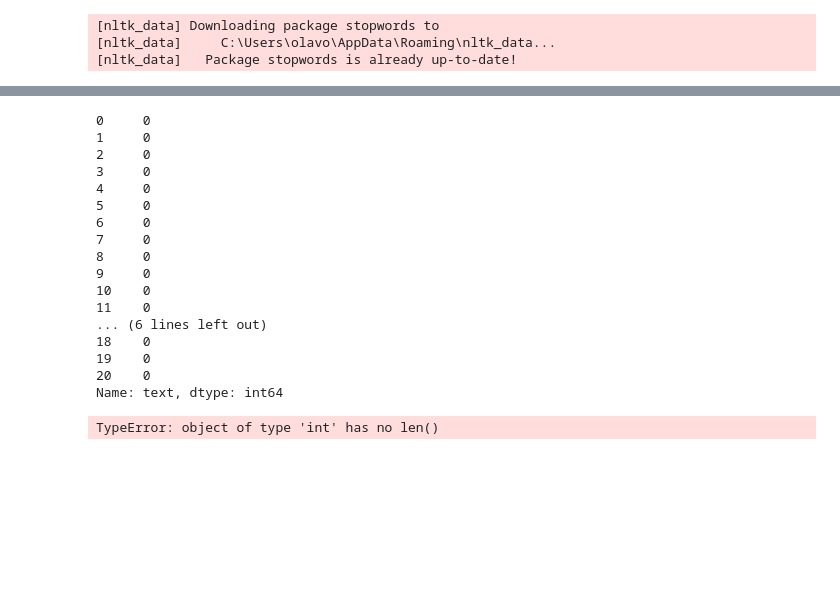
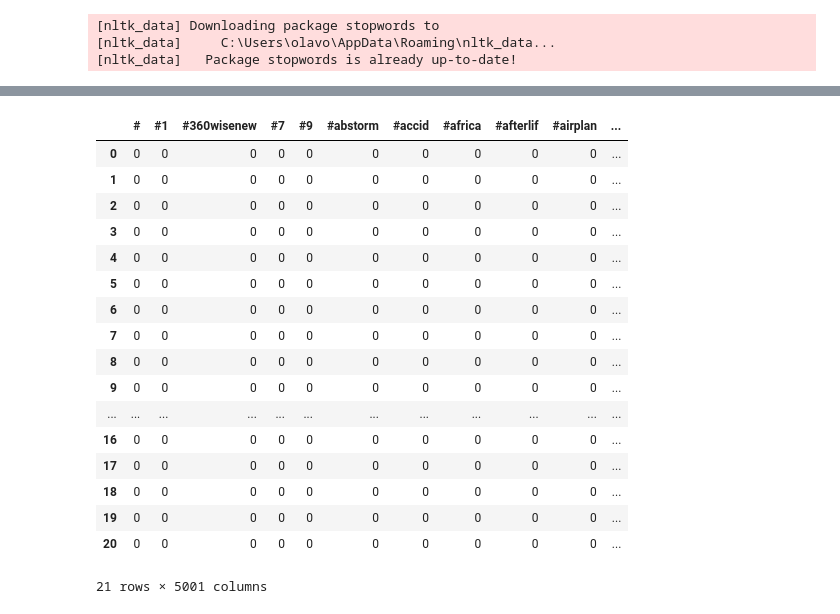
Before and after one commit to olavosamp/kaggle-real-or-not, a Jupyter notebook: data_exploration.ipynb, the cells around one changed output, grey strips where cells are left out. Drawn from its saved outputs; the diff is of its cells as text; code cells hidden in the pictures; blank space fills up the shorter version.

```diff
--- a/data_exploration.ipynb
+++ b/data_exploration.ipynb
@@ -186,30 +202,26 @@ for entry in train_proc.loc[0:20, 'text']:
 # %%
 train_proc = process_dataset(train_set)
 # %%
-train_proc.loc[0:20, "text"]
+train_proc.loc[0:20]
 # %% [output]
+|  | # | #1 | #360wisenew | #7 | #9 | #abstorm | #accid | #africa | #afterlif | #airplan | ... |
+| 0 | 0 | 0 | 0 | 0 | 0 | 0 | 0 | 0 | 0 | 0 | ... |
+| 1 | 0 | 0 | 0 | 0 | 0 | 0 | 0 | 0 | 0 | 0 | ... |
+| 2 | 0 | 0 | 0 | 0 | 0 | 0 | 0 | 0 | 0 | 0 | ... |
+| 3 | 0 | 0 | 0 | 0 | 0 | 0 | 0 | 0 | 0 | 0 | ... |
+| 4 | 0 | 0 | 0 | 0 | 0 | 0 | 0 | 0 | 0 | 0 | ... |
+| 5 | 0 | 0 | 0 | 0 | 0 | 0 | 0 | 0 | 0 | 0 | ... |
+| 6 | 0 | 0 | 0 | 0 | 0 | 0 | 0 | 0 | 0 | 0 | ... |
+| 7 | 0 | 0 | 0 | 0 | 0 | 0 | 0 | 0 | 0 | 0 | ... |
+| 8 | 0 | 0 | 0 | 0 | 0 | 0 | 0 | 0 | 0 | 0 | ... |
+| 9 | 0 | 0 | 0 | 0 | 0 | 0 | 0 | 0 | 0 | 0 | ... |
+| ... | ... | ... | ... | ... | ... | ... | ... | ... | ... | ... | ... |
+| 16 | 0 | 0 | 0 | 0 | 0 | 0 | 0 | 0 | 0 | 0 | ... |
+| 17 | 0 | 0 | 0 | 0 | 0 | 0 | 0 | 0 | 0 | 0 | ... |
+| 18 | 0 | 0 | 0 | 0 | 0 | 0 | 0 | 0 | 0 | 0 | ... |
+| 19 | 0 | 0 | 0 | 0 | 0 | 0 | 0 | 0 | 0 | 0 | ... |
+| 20 | 0 | 0 | 0 | 0 | 0 | 0 | 0 | 0 | 0 | 0 | ... |
-0     0
-1     0
-2     0
-3     0
-4     0
-5     0
-6     0
-7     0
-8     0
-9     0
-10    0
-11    0
-... (6 lines left out)
-18    0
-19    0
-20    0
-Name: text, dtype: int64
+21 rows × 5001 columns
-# %%
-for entry in train_proc.loc[0:20,:]['text']:
-    print(process_text(entry))
-# %% [output]
-TypeError: object of type 'int' has no len()
 # %%
 def process_location(text):
     # print(text)
```
Also changed, not shown: parts of 8 cells of this notebook.
